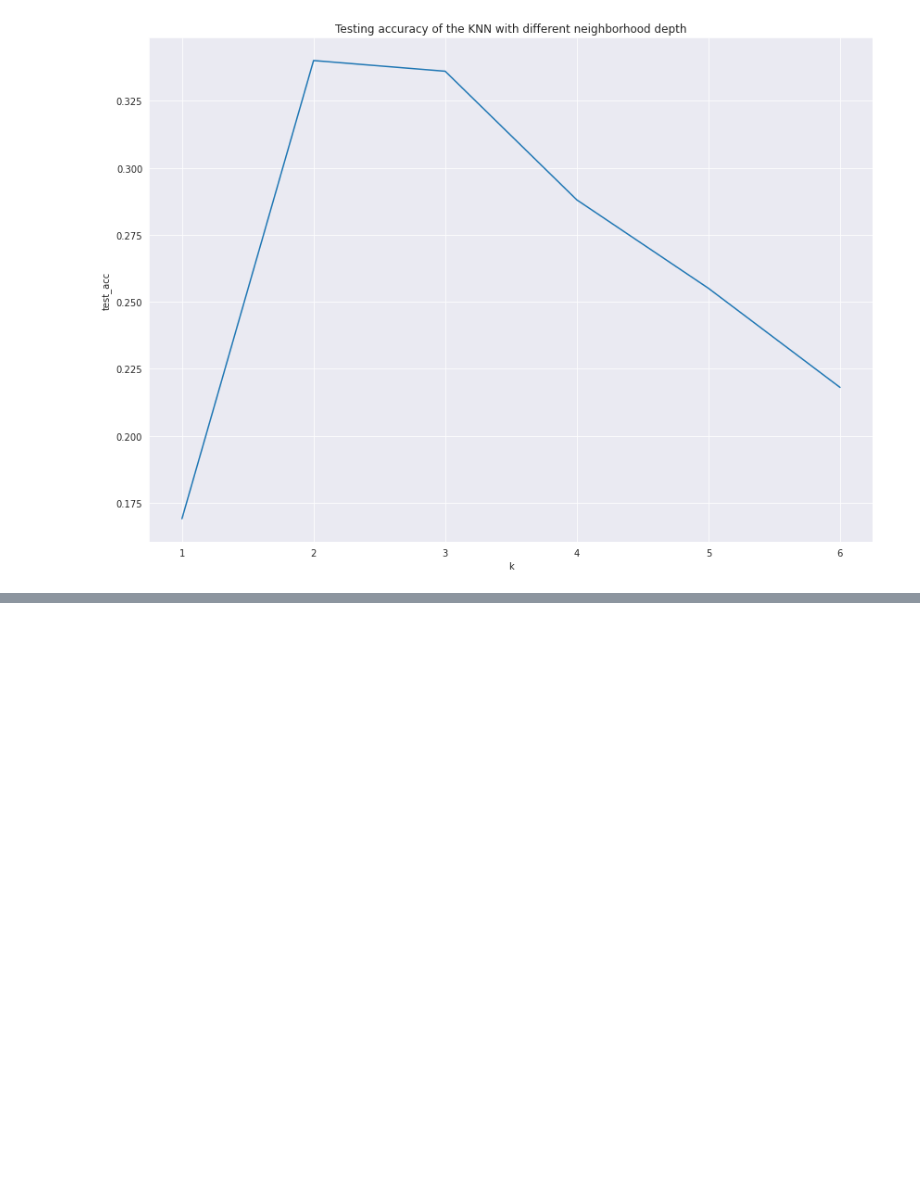
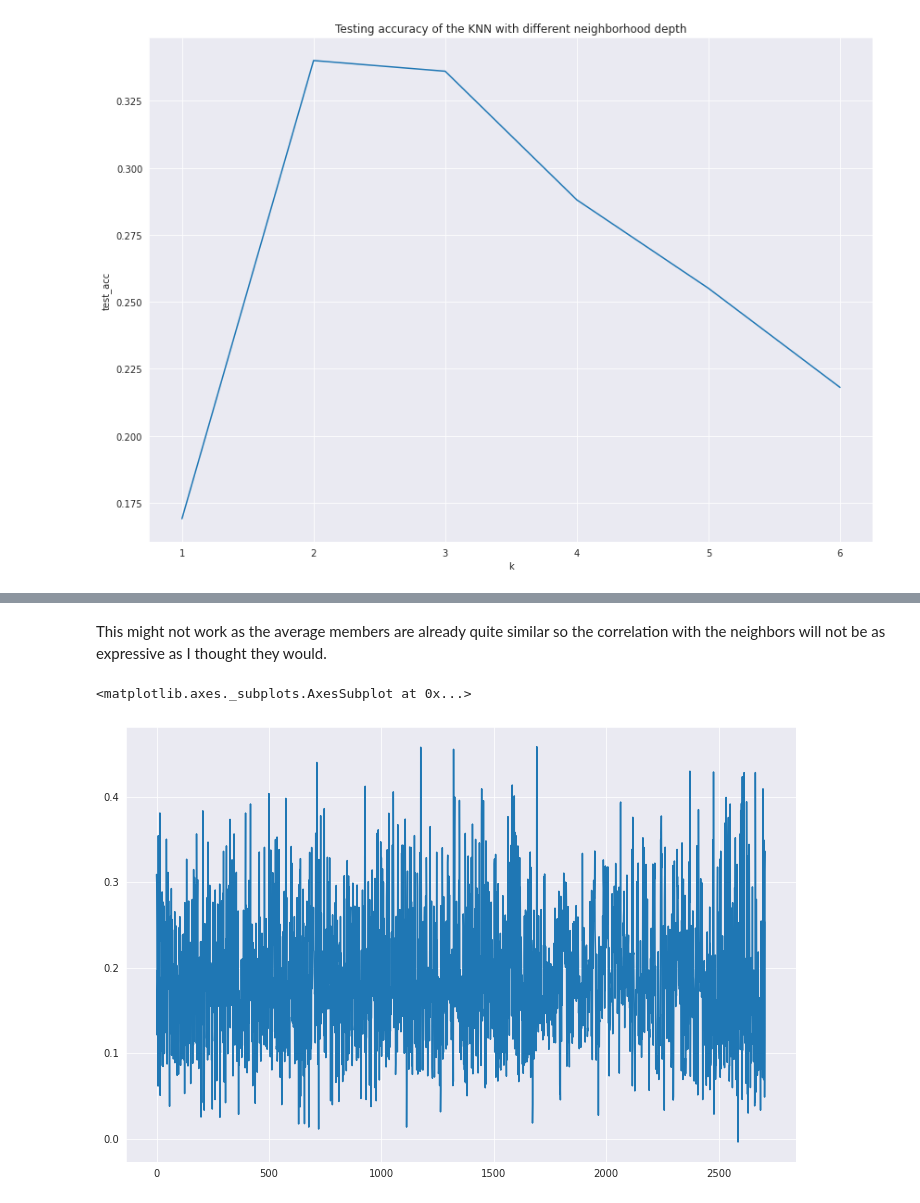
Before and after one commit to achrafash/gnn-receptive-fields, a Jupyter notebook: 00_knn_cora.ipynb, the cells around one changed output, grey strips where cells are left out. Saved outputs shown, nothing was run; the diff lists cells and outputs as text; code cells hidden in the pictures; blank space fills up the shorter version.

```diff
--- a/00_knn_cora.ipynb
+++ b/00_knn_cora.ipynb
@@ -347,0 +462,2 @@ sns.lineplot(x=results['k'], y=results[results['n']==1]['test_acc'], data=result
+# %%
+nebs = get_k_hop_neighborhood(2, A)
@@ -347,0 +482,10 @@ sns.lineplot(x=results['k'], y=results[results['n']==1]['test_acc'], data=result
+# %% [markdown]
+This might not work as the average members are already quite similar so the correlation with the neighbors will not be as expressive as I thought they would.
+# %%
+correlations = [np.mean(np.corrcoef(x=G.x[ nebs[0][i] == 1 ].numpy(), y=avg_obs[G.y[0].item()].numpy())[:-1, -1]) for i in range(G.num_nodes)]
+# %%
+plt.figure(figsize=(12,8))
+sns.lineplot(x=range(G.num_nodes), y=correlations)
+# %% [output]
+<matplotlib.axes._subplots.AxesSubplot at 0x...>
+[figure, added]
```
Also changed, not shown: parts of 31 cells of this notebook.
